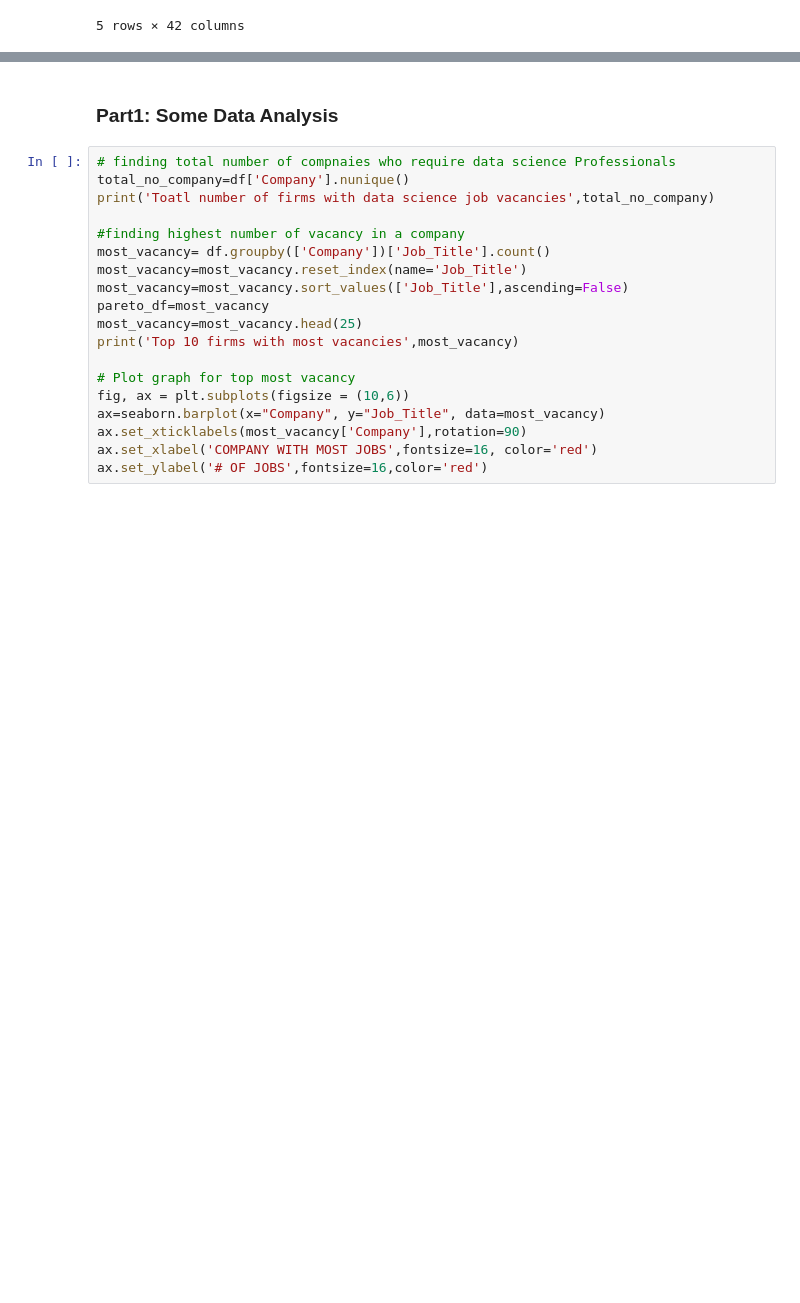
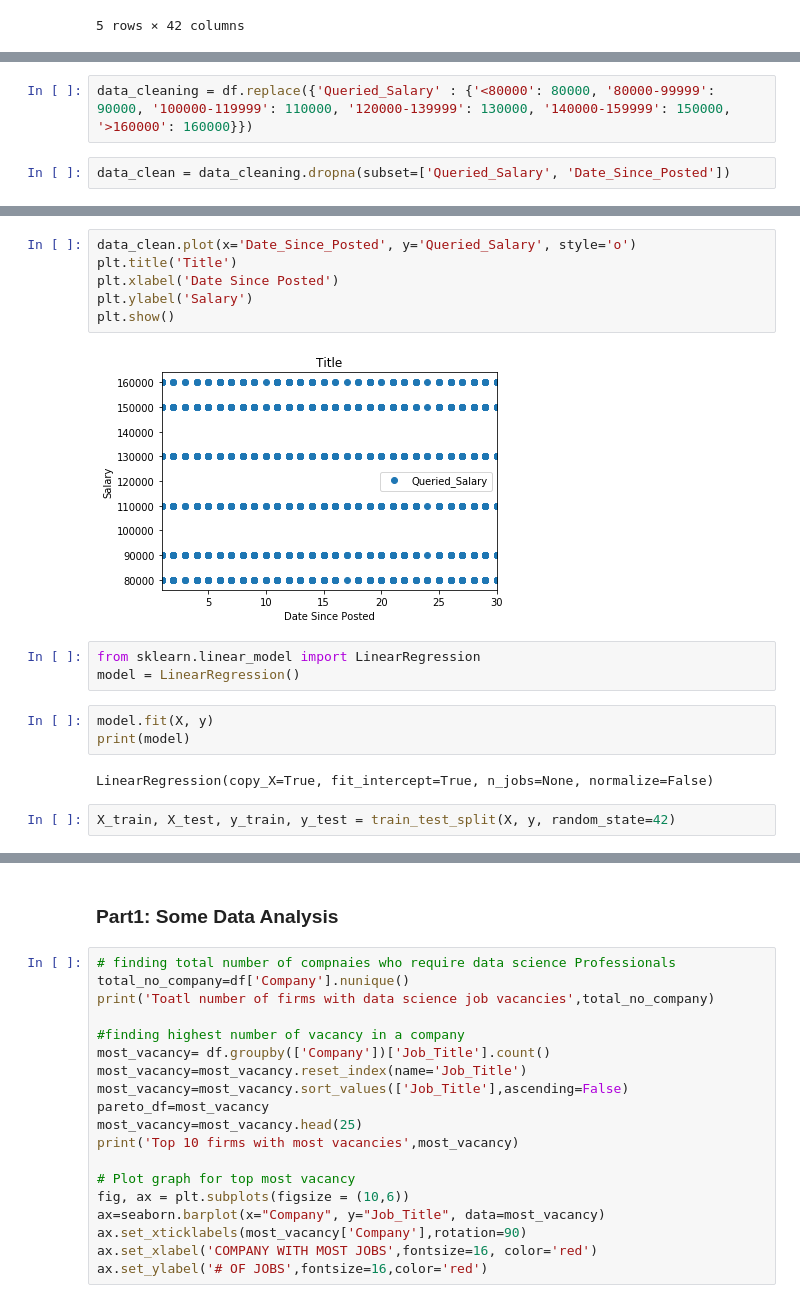
Before and after one commit to jiebai999/Data-Science-Job-Market-Final, a Jupyter notebook: Salary Prediction .ipynb, the cells around one changed output, grey strips where cells are left out. Saved outputs shown, nothing was run; the diff lists cells and outputs as text; blank space fills up the shorter version.

```diff
--- a/Salary Prediction .ipynb
+++ b/Salary Prediction .ipynb
@@ -69,0 +271,4 @@ dtype: object
+# %%
+data_cleaning = df.replace({'Queried_Salary' : {'<80000': 80000, '80000-99999': 90000, '100000-119999': 110000, '120000-139999': 130000, '140000-159999': 150000, '>160000': 160000}})
+# %%
+data_clean = data_cleaning.dropna(subset=['Queried_Salary', 'Date_Since_Posted'])
@@ -69,0 +291,18 @@ dtype: object
+# %%
+data_clean.plot(x='Date_Since_Posted', y='Queried_Salary', style='o')
+plt.title('Title')
+plt.xlabel('Date Since Posted')
+plt.ylabel('Salary')
+plt.show()
+# %% [output]
+[figure, added]
+# %%
+from sklearn.linear_model import LinearRegression
+model = LinearRegression()
+# %%
+model.fit(X, y)
+print(model)
+# %% [output]
+LinearRegression(copy_X=True, fit_intercept=True, n_jobs=None, normalize=False)
+# %%
+X_train, X_test, y_train, y_test = train_test_split(X, y, random_state=42)
```
Also changed, not shown: parts of 40 cells of this notebook.
